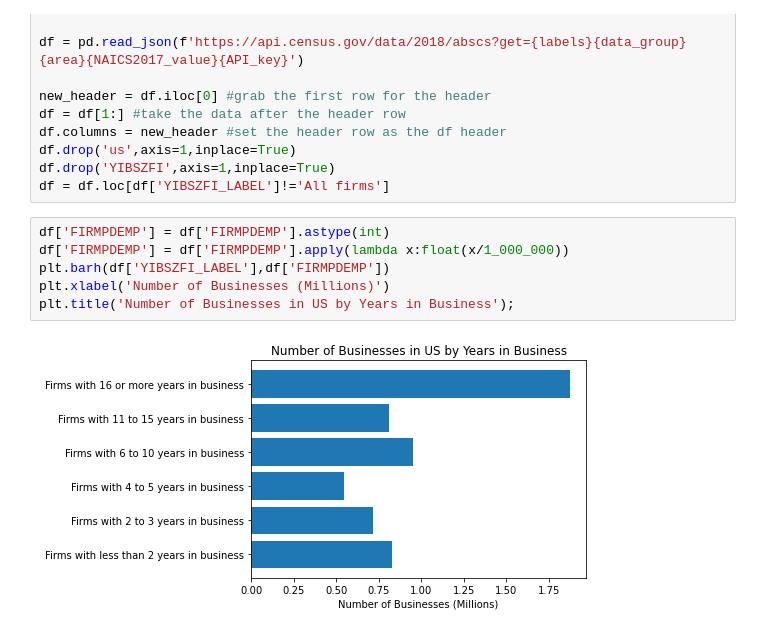
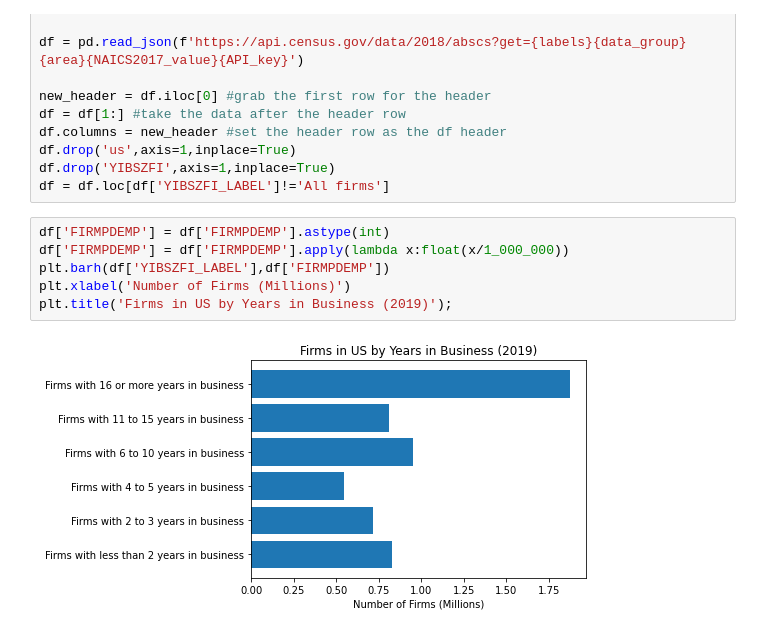
Before and after one commit to ahadh762/Census-Data-API-Group-Assessment, a Jupyter notebook: company_summary.ipynb, the cells around one changed output. Drawn from its saved outputs; the diff is of its cells as text.

Commit message:
fixed third chart title

```diff
--- a/company_summary.ipynb
+++ b/company_summary.ipynb
@@ -185,8 +185,8 @@ df = df.loc[df['YIBSZFI_LABEL']!='All firms']
 # %%
 df['FIRMPDEMP'] = df['FIRMPDEMP'].astype(int)
 df['FIRMPDEMP'] = df['FIRMPDEMP'].apply(lambda x:float(x/1_000_000))
 plt.barh(df['YIBSZFI_LABEL'],df['FIRMPDEMP'])
-plt.xlabel('Number of Businesses (Millions)')
-plt.title('Number of Businesses in US by Years in Business');
+plt.xlabel('Number of Firms (Millions)')
+plt.title('Firms in US by Years in Business (2019)');
 # %% [output]
-[figure, old version]
+[figure, new version]
```
